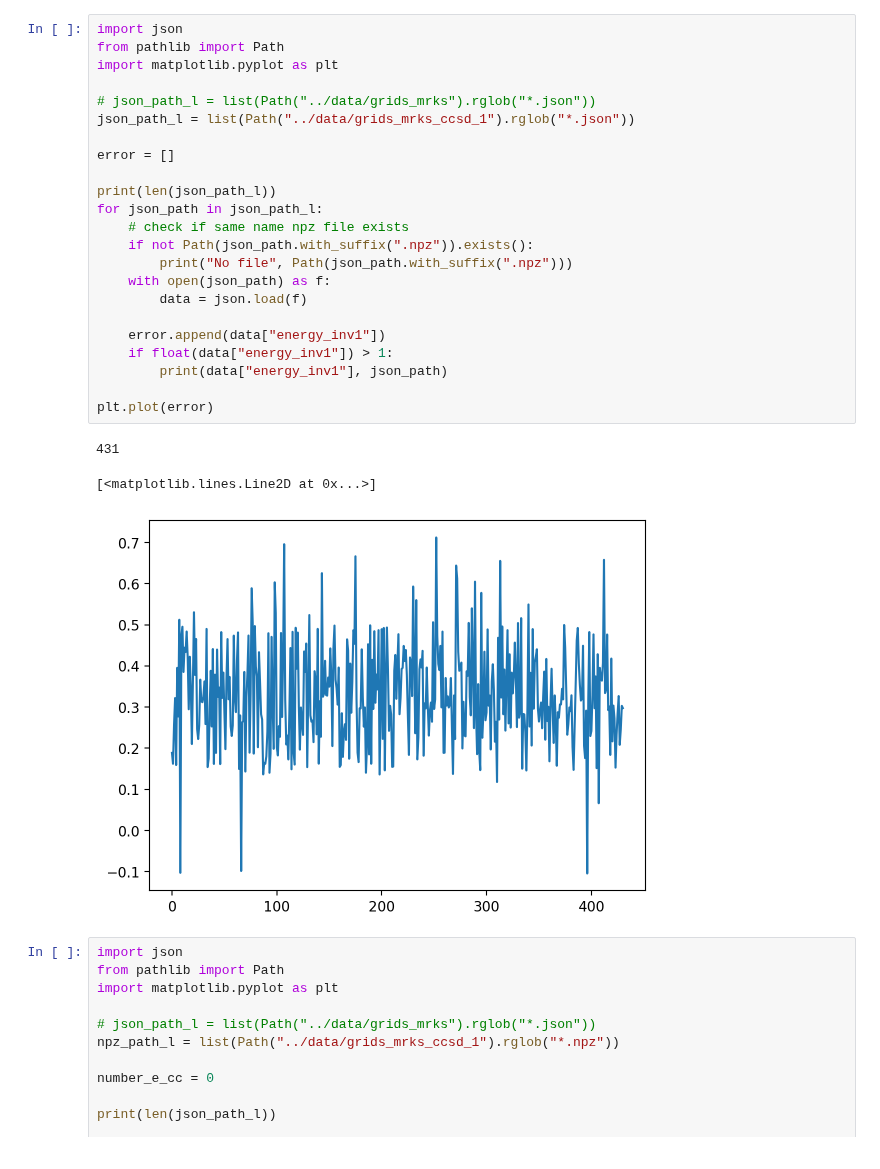
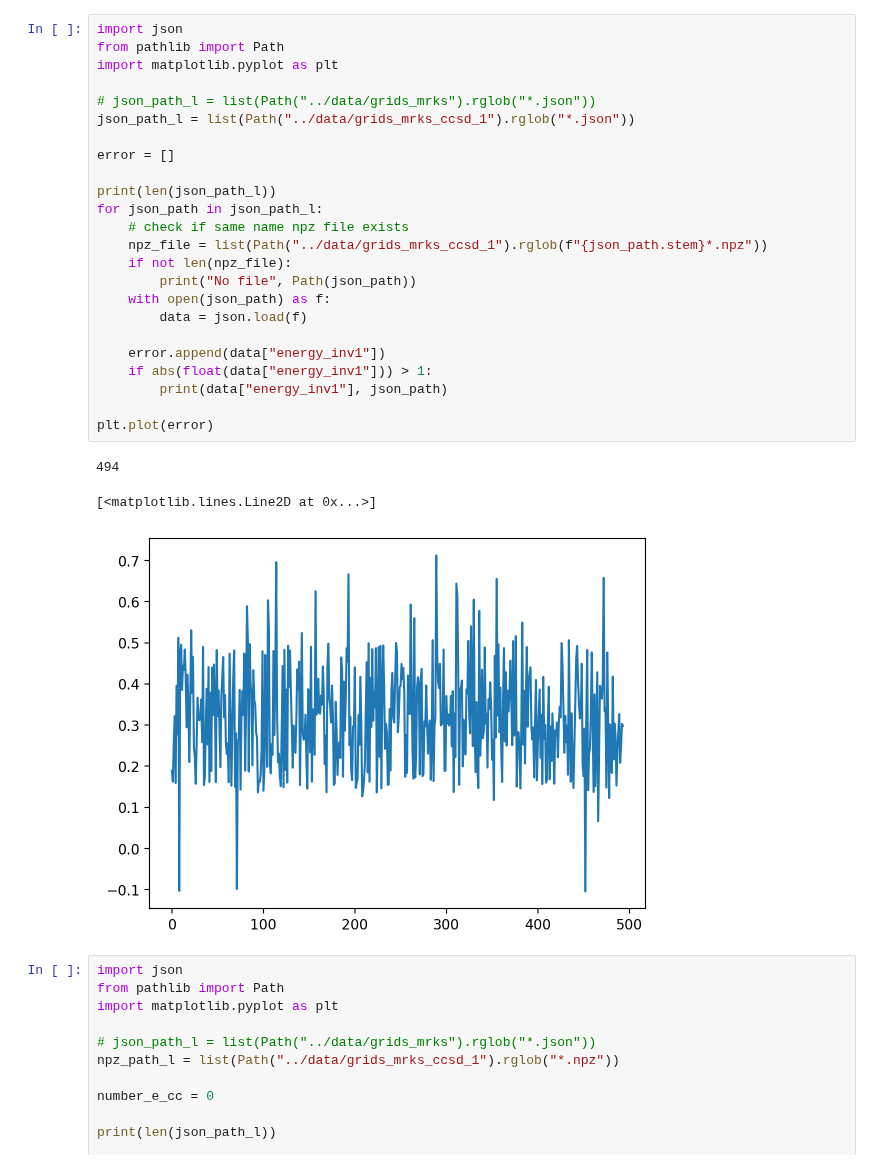
Before and after one commit to chem12346789/ai-dft, a Jupyter notebook: jupyter-notebook/check_json.ipynb, the cells around one changed output. Saved outputs shown, nothing was run; the diff lists cells and outputs as text.

```diff
--- a/jupyter-notebook/check_json.ipynb
+++ b/jupyter-notebook/check_json.ipynb
@@ -1,30 +1,31 @@
 # %%
 import json
 from pathlib import Path
 import matplotlib.pyplot as plt
 
 # json_path_l = list(Path("../data/grids_mrks").rglob("*.json"))
 json_path_l = list(Path("../data/grids_mrks_ccsd_1").rglob("*.json"))
 
 error = []
 
 print(len(json_path_l))
 for json_path in json_path_l:
     # check if same name npz file exists
-    if not Path(json_path.with_suffix(".npz")).exists():
-        print("No file", Path(json_path.with_suffix(".npz")))
+    npz_file = list(Path("../data/grids_mrks_ccsd_1").rglob(f"{json_path.stem}*.npz"))
+    if not len(npz_file):
+        print("No file", Path(json_path))
     with open(json_path) as f:
         data = json.load(f)
 
     error.append(data["energy_inv1"])
-    if float(data["energy_inv1"]) > 1:
+    if abs(float(data["energy_inv1"])) > 1:
         print(data["energy_inv1"], json_path)
 
 plt.plot(error)
 # %% [output]
-431
+494
 [<matplotlib.lines.Line2D at 0x...>]
-[figure, old version]
+[figure, new version]
 # %%
 import json
 from pathlib import Path
```
Also changed, not shown: 12 other files.
